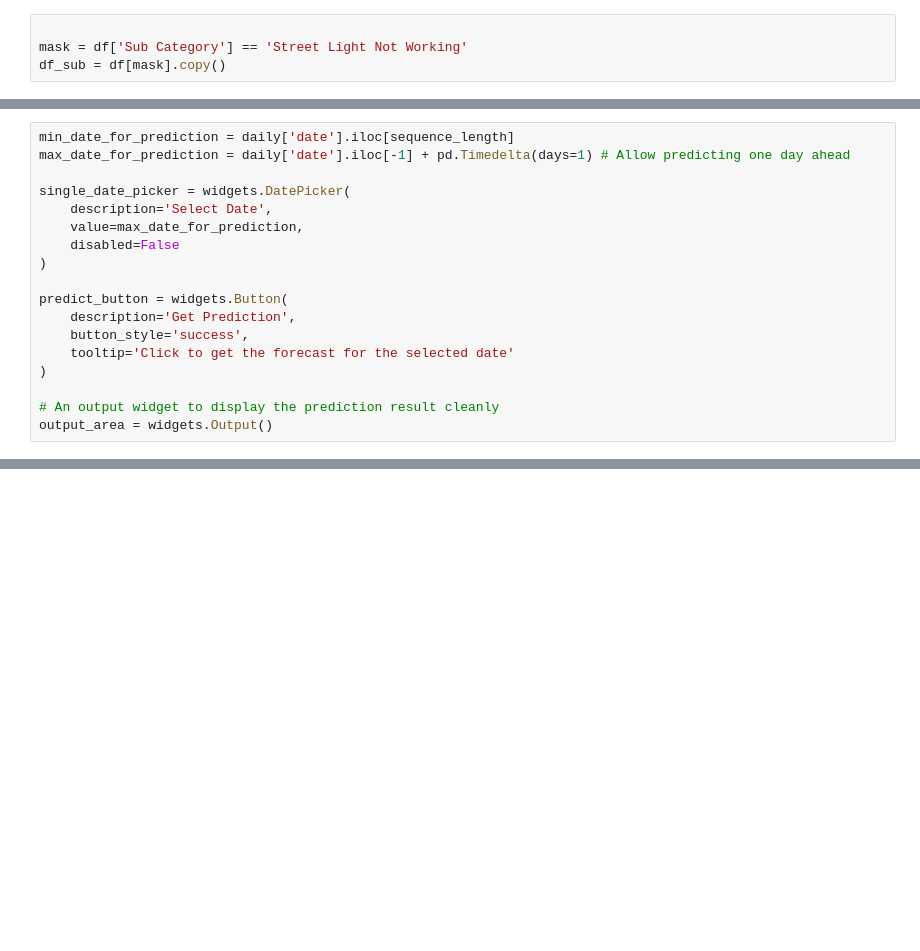
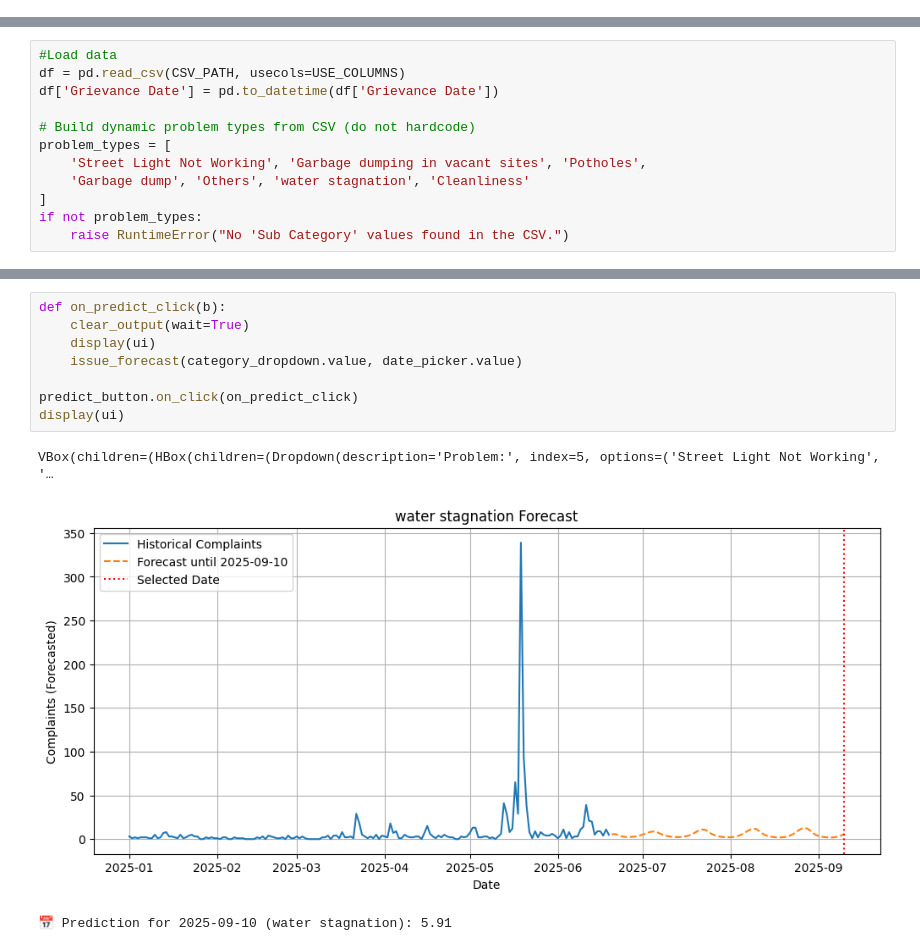
Before and after one commit to nirvik34/forecast-model, a Jupyter notebook: forcast.ipynb, the cells around one changed output, grey strips where cells are left out. Drawn from its saved outputs; the diff is of its cells as text; blank space fills up the shorter version.

Commit message:
Fixed the graph prediction and prediction for any given date

```diff
--- a/forcast.ipynb
+++ b/forcast.ipynb
@@ -12,4 +12,0 @@ df['Grievance Date'] = pd.to_datetime(df['Grievance Date'])
-# %%
-
-mask = df['Sub Category'] == 'Street Light Not Working'
-df_sub = df[mask].copy()
@@ -22,0 +23,12 @@ daily = daily.set_index('date').reindex(full_range, fill_value=0).rename_axis('d
+# %%
+#Load data
+df = pd.read_csv(CSV_PATH, usecols=USE_COLUMNS)
+df['Grievance Date'] = pd.to_datetime(df['Grievance Date'])
+
+# Build dynamic problem types from CSV (do not hardcode)
+problem_types = [
+    'Street Light Not Working', 'Garbage dumping in vacant sites', 'Potholes',
+    'Garbage dump', 'Others', 'water stagnation', 'Cleanliness'
+]
+if not problem_types:
+    raise RuntimeError("No 'Sub Category' values found in the CSV.")
@@ -355,18 +198,0 @@ def predict_single_date(target_date):
-# %%
-min_date_for_prediction = daily['date'].iloc[sequence_length]
-max_date_for_prediction = daily['date'].iloc[-1] + pd.Timedelta(days=1) # Allow predicting one day ahead
-
-single_date_picker = widgets.DatePicker(
-    description='Select Date',
-    value=max_date_for_prediction,
-    disabled=False
-)
-
-predict_button = widgets.Button(
-    description='Get Prediction',
-    button_style='success',
-    tooltip='Click to get the forecast for the selected date'
-)
-
-# An output widget to display the prediction result cleanly
-output_area = widgets.Output()
@@ -388,0 +199,12 @@ Error: Data for the day before 2025-06-21 is not available.
+# %%
+def on_predict_click(b):
+    clear_output(wait=True)
+    display(ui)
+    issue_forecast(category_dropdown.value, date_picker.value)
+
+predict_button.on_click(on_predict_click)
+display(ui)
+# %% [output]
+VBox(children=(HBox(children=(Dropdown(description='Problem:', index=5, options=('Street Light Not Working', '…
+[figure, added]
+📅 Prediction for 2025-09-10 (water stagnation): 5.91
```
Also changed, not shown: parts of 36 cells of this notebook, 2 other files.
